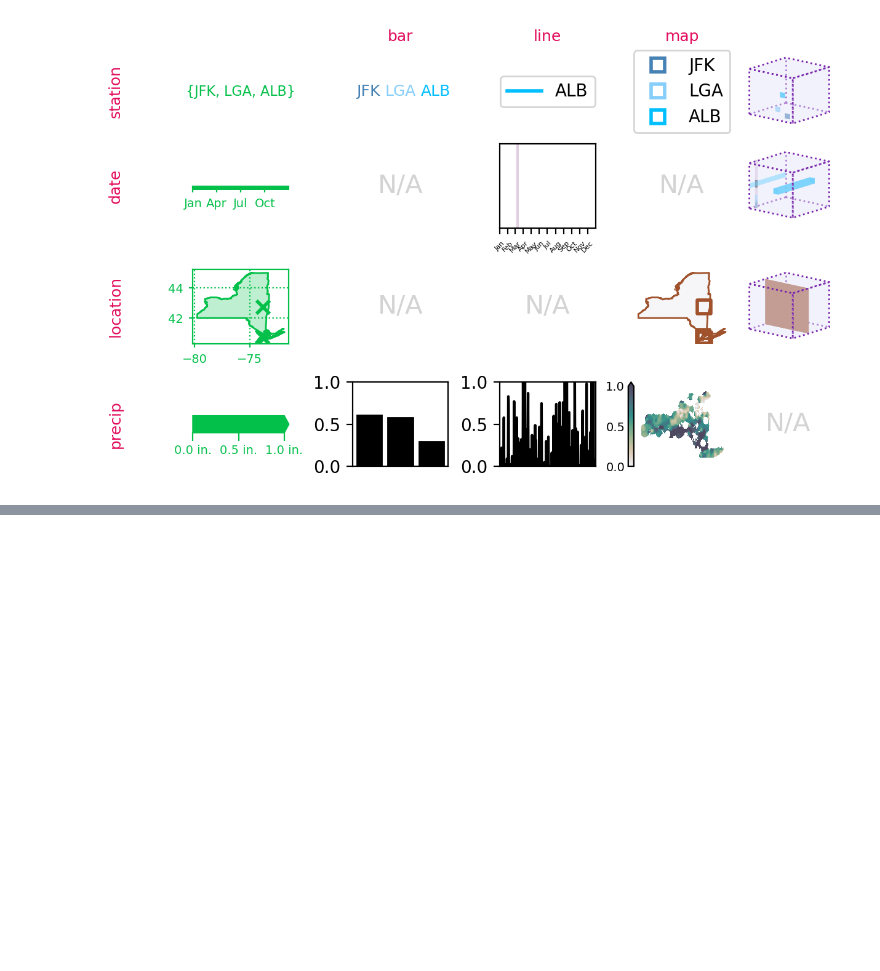
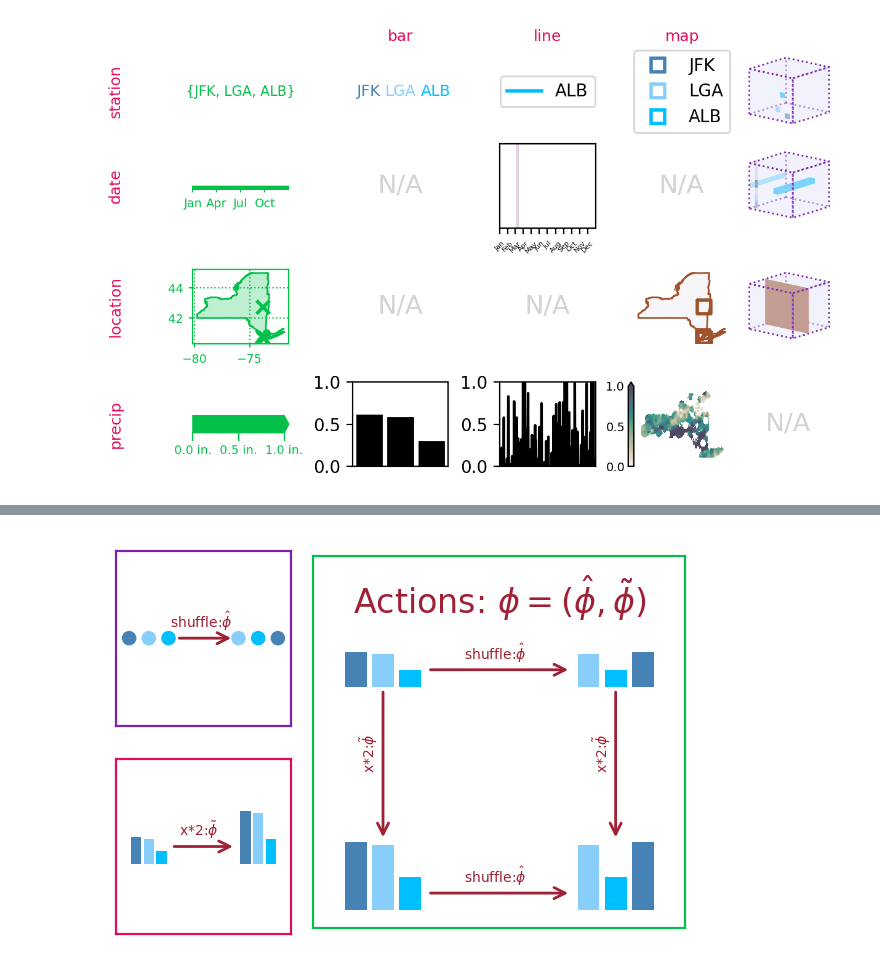
Before and after one commit to story645/team, a Jupyter notebook: paper/figcode/structure.ipynb, the cells around one changed output, grey strips where cells are left out. Saved outputs shown, nothing was run; the diff lists cells and outputs as text; code cells hidden in the pictures; blank space fills up the shorter version.

Commit message:
cleaner intro to actions for paper purposes

```diff
--- a/paper/figcode/structure.ipynb
+++ b/paper/figcode/structure.ipynb
@@ -260,3 +260,86 @@ for i, j in[(1,1), (2,1), (1, 3), (2, 2), (3, 4)]:
 # %% [output]
 [np.float64(0.6102350000000001), np.float64(0.578739), np.float64(0.29133800000000004)]
 [figure]
+# %%
+
+
+scale = lambda v : [vi * 2 for vi in v]
+shuffle = lambda v : [v[i] for i in [1,2,0]]
+
+fig, axd = plt.subplot_mosaic([['shuffle', 'scale_shuffle'],['scale', 'scale_shuffle']],
+                              figsize=(3.5, 2), width_ratios=[1,2], layout='compressed')
+
+clist = [hh.airports['jfk_color'], hh.airports['lga_color'], hh.airports['time_color']]
+
+
+axd['shuffle'].set(xlim=(0,1), ylim=(0,1), xticks=[], yticks=[], aspect='equal')
+x1 = np.linspace(.075,.3, 3)
+x2 = np.linspace(.7, 1-.075, 3)
+s1 = axd['shuffle'].scatter(x1, [.5]*3, facecolor=clist, s=20, lw=.75)
+s2 = axd['shuffle'].scatter(x2, [.5]*3, facecolor=shuffle(clist), s=20, lw=.75)
+axd['shuffle'].spines[:].set_color(pcd['base'])
+
+# arrows: annotate: head, tail, tail=text, xy=head
+arrowprops=dict(arrowstyle="->,widthA=.15,lengthA=0", color=pcd['action'])
+
+c = axd['shuffle'].annotate(f"", (x2[0]-.01, .5), (x1[-1]+.03, .5), arrowprops=arrowprops)
+ca = axd['shuffle'].annotate(r"shuffle:$\hat{\phi}$", (.5, 1), xycoords=c,
+                             va="bottom", ha="center", color=pcd['action'], fontsize=fs['tiny'])
+
+axd['scale'].set(xlim=(0,1), ylim=(0,1), xticks=[], yticks=[], aspect='equal')
+as1 = axd['scale'].inset_axes([x1[0], .4, x1[-1]-x1[0], .5])
+as2 = axd['scale'].inset_axes([x2[0], .4, x2[-1]-x2[0], .5])
+
+vals, order = hh._get_bar_data(df)
+as1.bar([0,1,2], vals, color=clist)
+as1.set(ylim=(0,2))
+as1.axis('off')
+
+as2.bar([0,1,2], scale(vals), color=clist)
+as2.set(ylim=(0, 2))
+as2.axis('off')
+
+c = axd['scale'].annotate(f"", (x2[0], .5), (x1[-1], .5), arrowprops=arrowprops)
+ca = axd['scale'].annotate(r"x*2:$\tilde{\phi}$", (.5, 1), xycoords=c,
+                             va="bottom", ha="center", color=pcd['action'], fontsize=fs['tiny'])
+
+axd['scale'].spines[:].set_color(pcd['fiber'])
+
+axd['scale_shuffle'].set(xlim=(0,1), ylim=(0,1), xticks=[], yticks=[], aspect='equal')
+axd['scale_shuffle'].spines[:].set_color(pcd['section'])
+
+as10 = axd['scale_shuffle'].inset_axes([x1[0], .05, x1[-1]-x1[0], .3])
+as11 = axd['scale_shuffle'].inset_axes([x2[0], .05, x2[-1]-x2[0], .3])
+as00 = axd['scale_shuffle'].inset_axes([x1[0], .65, x1[-1]-x1[0], .3])
+as01 = axd['scale_shuffle'].inset_axes([x2[0], .65, x2[-1]-x2[0], .3])
+
+for axs in [as10, as11, as00, as01]:
+    axs.set(ylim=(0, 2))
+    axs.axis('off')
+
+b00 = as00.bar([0,1,2], vals, color=clist)
+
+assert shuffle(scale(vals)) == scale(shuffle(vals))
+b11 = as11.bar([0,1,2], shuffle(scale(vals)), color=shuffle(clist))
+b10 = as10.bar([0, 1, 2], scale(vals), color=clist)
+b01 = as01.bar([0, 1, 2], shuffle(vals), color=shuffle(clist))
+
+# shuffle:  annotate: head, tail, tail=text, xy=head
+for (head, tail) in [(as01, as00), (as11, as10)]:
+    c = axd['scale_shuffle'].annotate(f"",xy=(0, .15), xytext=(1, .15),
+                                      xycoords=head, textcoords=tail,
+                                      arrowprops=arrowprops)
+    ca = axd['scale_shuffle'].annotate(r"shuffle:$\hat{\phi}$", (.5, 1), xycoords=c,
+                                 va="bottom", ha="center", color=pcd['action'], fontsize=fs['tiny'])
+
+# scale:  annotate: head, tail, tail=text, xy=head
+for (head, tail) in [(as10, as00), (as11, as01)]:
+    c = axd['scale_shuffle'].annotate(f"",xy=(.5, .6), xytext=(.5, 0),
+                                      xycoords=head, textcoords=tail,
+                                      arrowprops=arrowprops)
+    ca = axd['scale_shuffle'].annotate(r"x*2:$\tilde{\phi}$", (.25, .55), xycoords=c,
+                                      ha='right', va='center', rotation=90,
+                                   color=pcd['action'], fontsize=fs['tiny'])
+
+axd['scale_shuffle'].set_title(r"Actions: $\phi=(\hat{\phi}, \tilde{\phi})$", y=.8, color=pcd['action'])
+# %% [output]
@@ -262,0 +347 @@ for i, j in[(1,1), (2,1), (1, 3), (2, 2), (3, 4)]:
+[figure, added]
```
Also changed, not shown: parts of 2 cells of this notebook, 1 other file.
